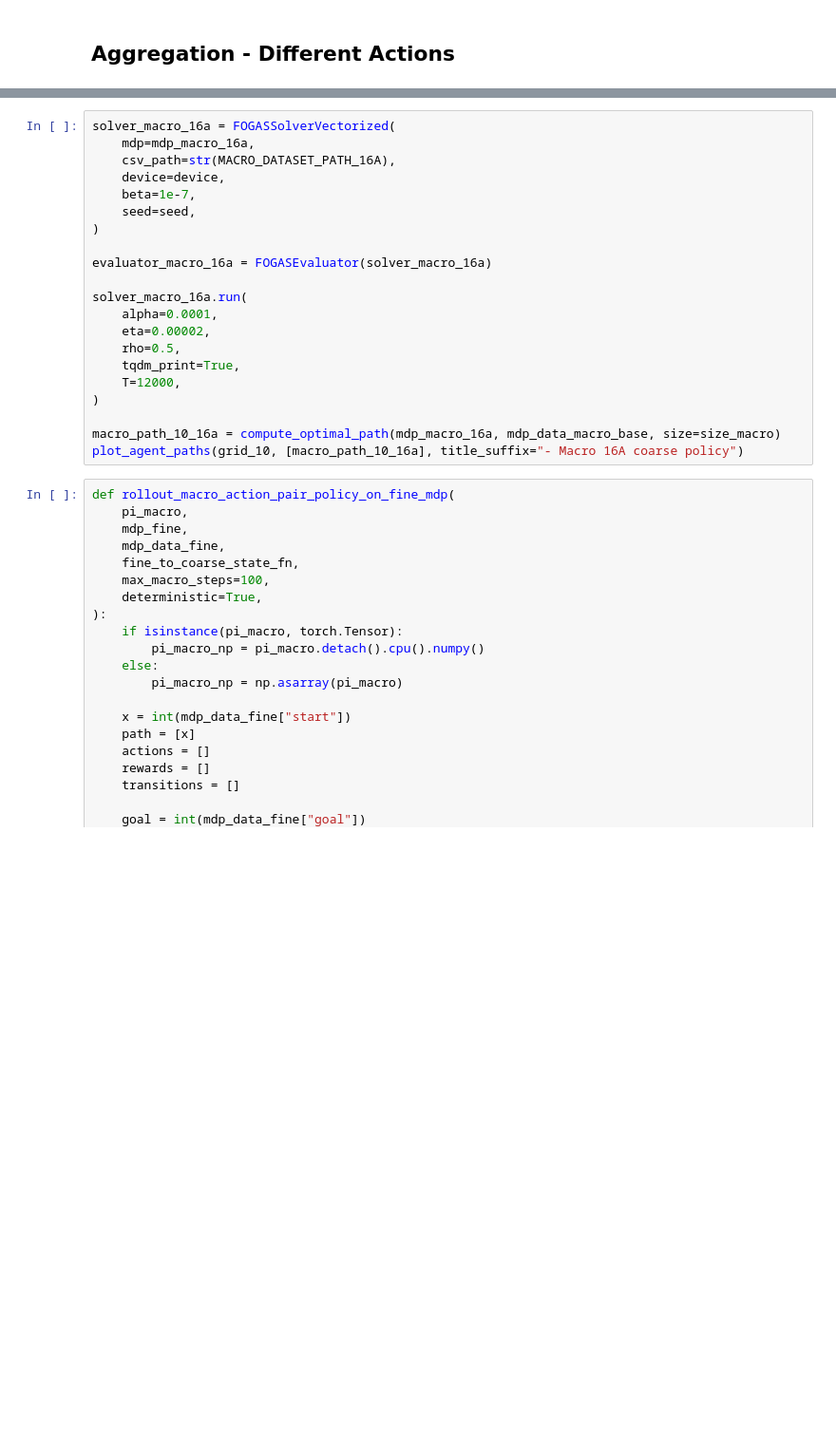
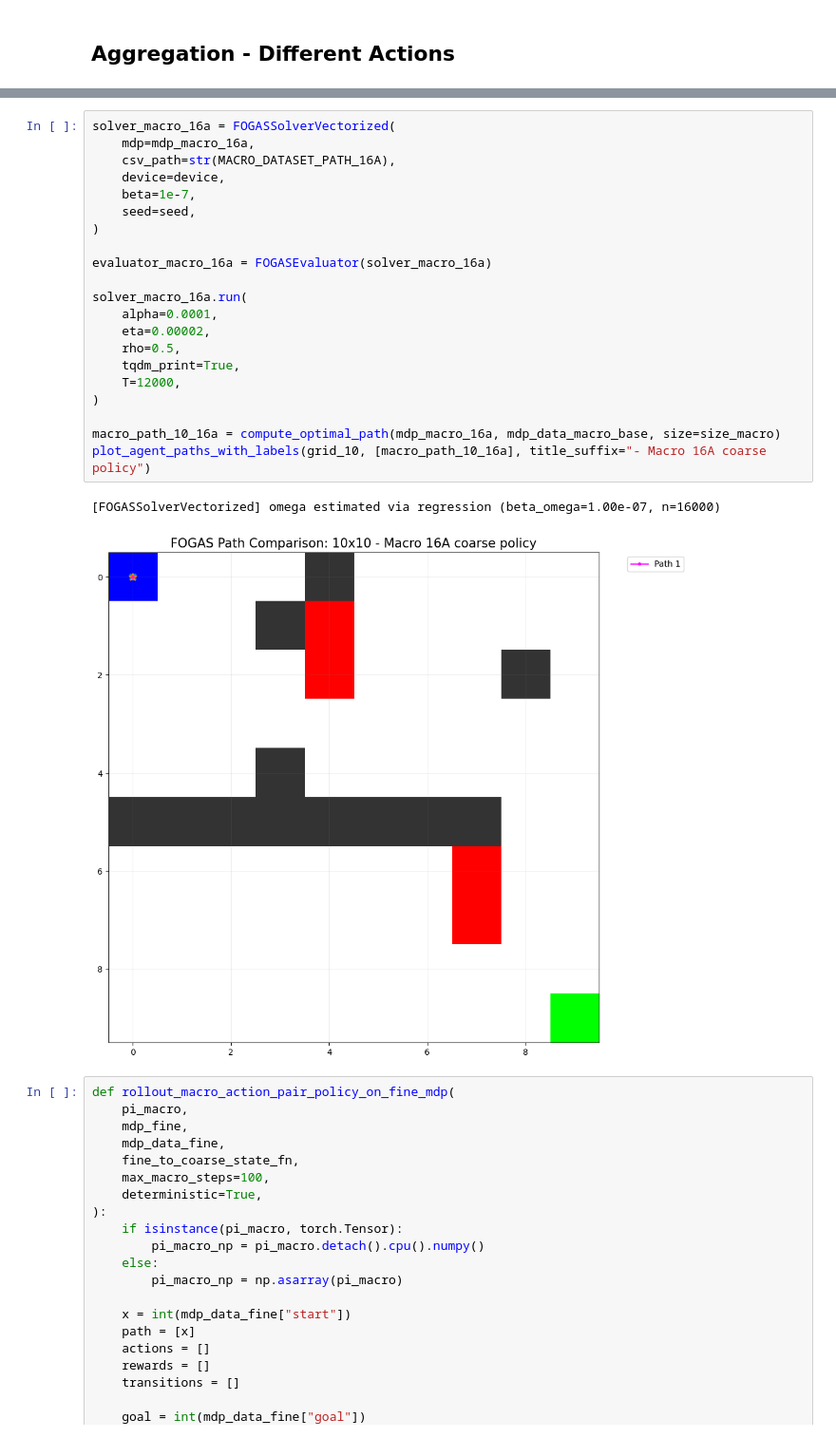
Before and after one commit to maaurod/FOGAS, a Jupyter notebook: testing_vectorized/20grid_diff.ipynb, the cells around one changed output, grey strips where cells are left out. Shown at 95% size. Drawn from its saved outputs; the diff is of its cells as text; blank space fills up the shorter version.

```diff
--- a/testing_vectorized/20grid_diff.ipynb
+++ b/testing_vectorized/20grid_diff.ipynb
@@ -1498,24 +1631,27 @@ mdp_macro_16a = PolicySolver(
 # %%
 solver_macro_16a = FOGASSolverVectorized(
     mdp=mdp_macro_16a,
     csv_path=str(MACRO_DATASET_PATH_16A),
     device=device,
     beta=1e-7,
     seed=seed,
 )
 
 evaluator_macro_16a = FOGASEvaluator(solver_macro_16a)
 
 solver_macro_16a.run(
     alpha=0.0001,
     eta=0.00002,
     rho=0.5,
     tqdm_print=True,
     T=12000,
 )
 
 macro_path_10_16a = compute_optimal_path(mdp_macro_16a, mdp_data_macro_base, size=size_macro)
-plot_agent_paths(grid_10, [macro_path_10_16a], title_suffix="- Macro 16A coarse policy")
+plot_agent_paths_with_labels(grid_10, [macro_path_10_16a], title_suffix="- Macro 16A coarse policy")
+# %% [output]
+[FOGASSolverVectorized] omega estimated via regression (beta_omega=1.00e-07, n=16000)
+[figure, added]
 # %%
 def rollout_macro_action_pair_policy_on_fine_mdp(
     pi_macro,
```
Also changed, not shown: parts of 8 cells of this notebook, 2 other files.
